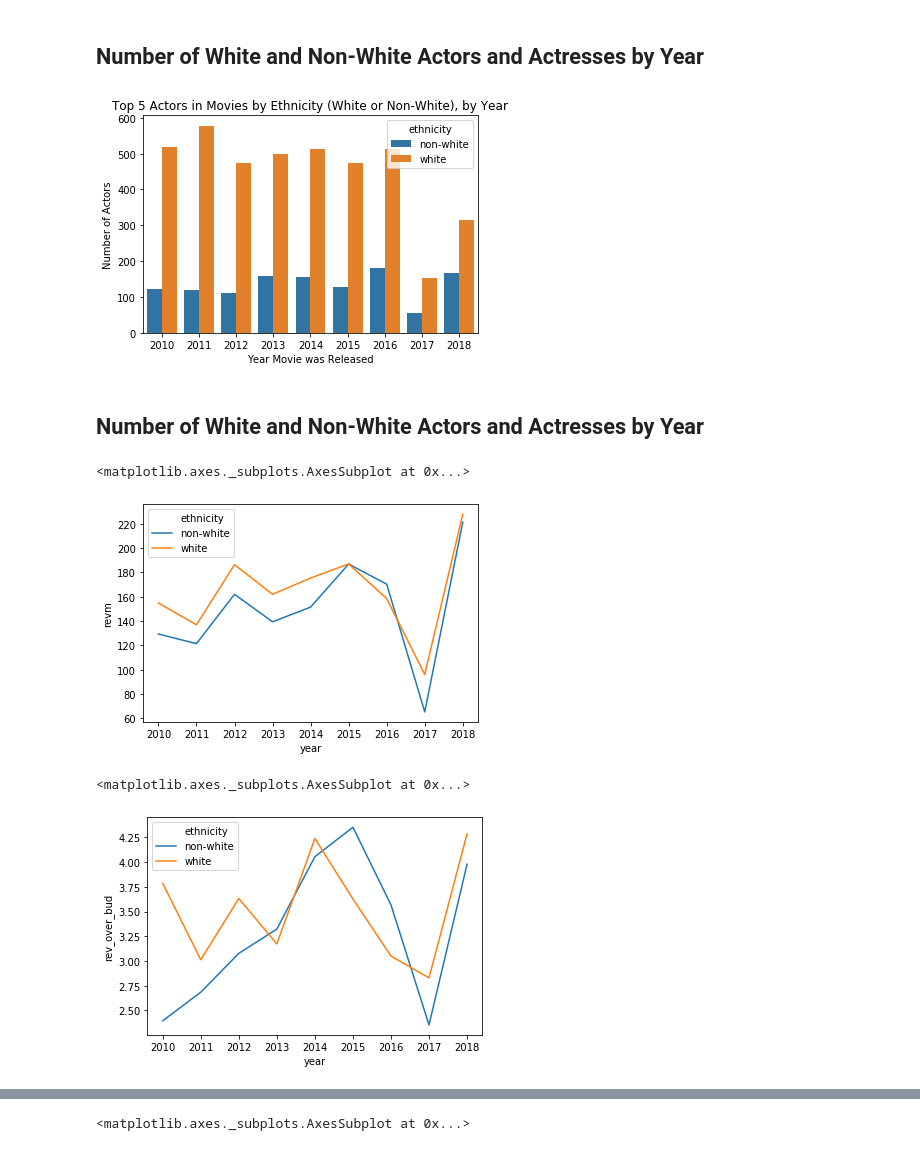
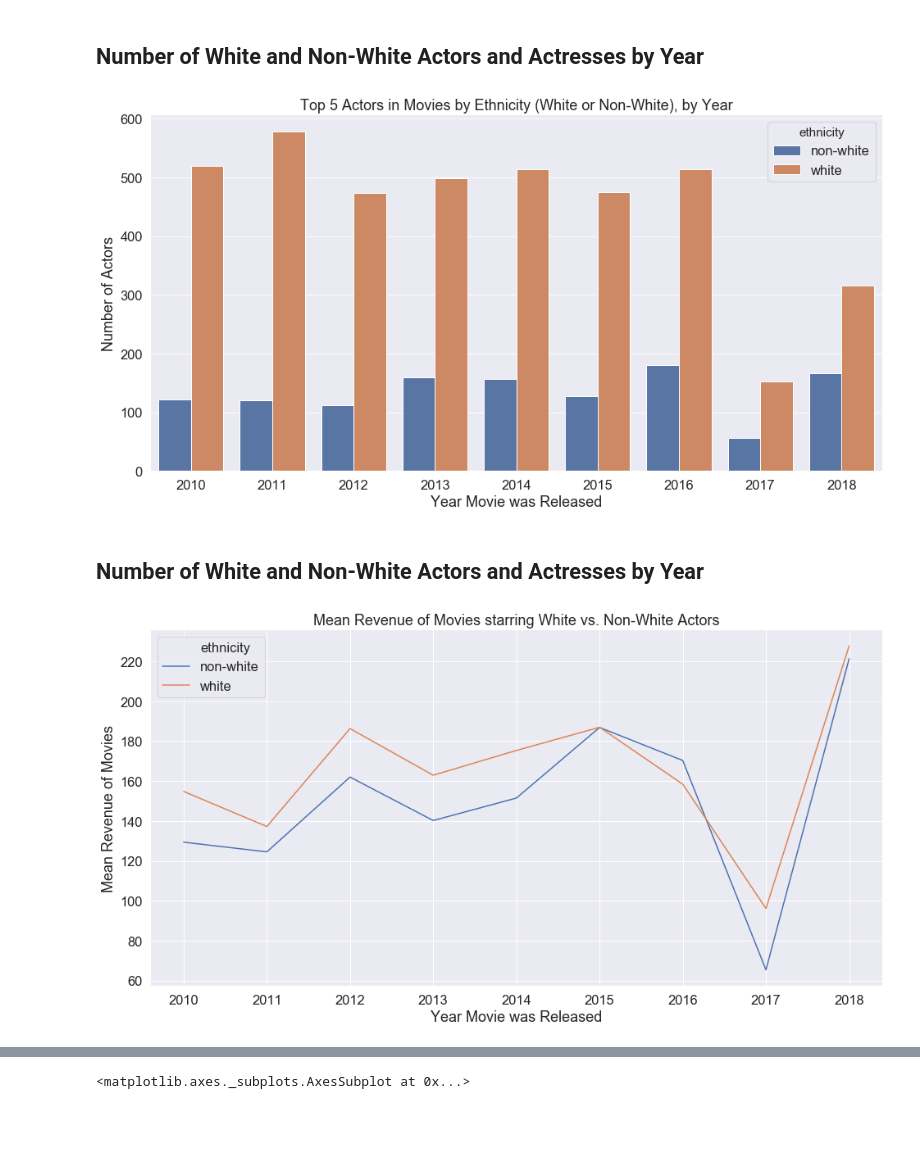
Before and after one commit to kathrinv/minorities-in-movies, a Jupyter notebook: minorities-in-movies-visualizations.ipynb, the cells around one changed output, grey strips where cells are left out. Cells and saved outputs as stored; diff of their text form; code cells hidden in the pictures; blank space fills up the shorter version.

Commit message:
added additional charts and graphs

```diff
--- a/minorities-in-movies-visualizations.ipynb
+++ b/minorities-in-movies-visualizations.ipynb
@@ -487,23 +487,29 @@ count_by_ethnicity = df.groupby(['year', 'ethnicity']).count()
 # %%
 count_by_ethnicity.reset_index(inplace=True)
 # %%
+sns.set(font_scale=1.5)
+plt.figure(figsize=(16, 8))
 ax = sns.barplot(x='year', y='movie_name', hue='ethnicity', data = count_by_ethnicity)
 ax.set(xlabel='Year Movie was Released', ylabel='Number of Actors')
 plt.title('Top 5 Actors in Movies by Ethnicity (White or Non-White), by Year')
 plt.show()
 # %% [output]
-[figure, old version]
+[figure, new version]
 # %% [markdown]
 ## Number of White and Non-White Actors and Actresses by Year
 # %%
 mean_by_year_ethnicity = df.groupby(['year', 'ethnicity']).mean()
 # %%
 mean_by_year_ethnicity.reset_index(inplace=True)
-# %%
-sns.lineplot(x='year', y='revm', hue='ethnicity', data=mean_by_year_ethnicity)
-# %% [output]
-<matplotlib.axes._subplots.AxesSubplot at 0x...>
-[figure, removed]
+# %%
+sns.set(font_scale=1.5)
+plt.figure(figsize=(16, 8))
+ax = sns.lineplot(x='year', y='revm', hue='ethnicity', data=mean_by_year_ethnicity)
+ax.set(xlabel='Year Movie was Released', ylabel='Mean Revenue of Movies')
+plt.title('Mean Revenue of Movies starring White vs. Non-White Actors')
+plt.show()
+# %% [output]
+[figure, added]
 # %%
 df['rev_over_bud'] = df['revm']/df['budgetm']
 # %%
@@ -518,8 +524,3 @@ mean_by_year_ethnicity.reset_index(inplace=True)
 # revised_df[(revised_df['year']==2011) & (revised_df['rev_over_bud'] > 10)]
 # %%
 # mean_by_year_ethnicity
-# %%
-sns.lineplot(x='year', y='rev_over_bud', hue='ethnicity', data=mean_by_year_ethnicity)
-# %% [output]
-<matplotlib.axes._subplots.AxesSubplot at 0x...>
-[figure, removed]
```
Also changed, not shown: parts of 29 cells of this notebook.
